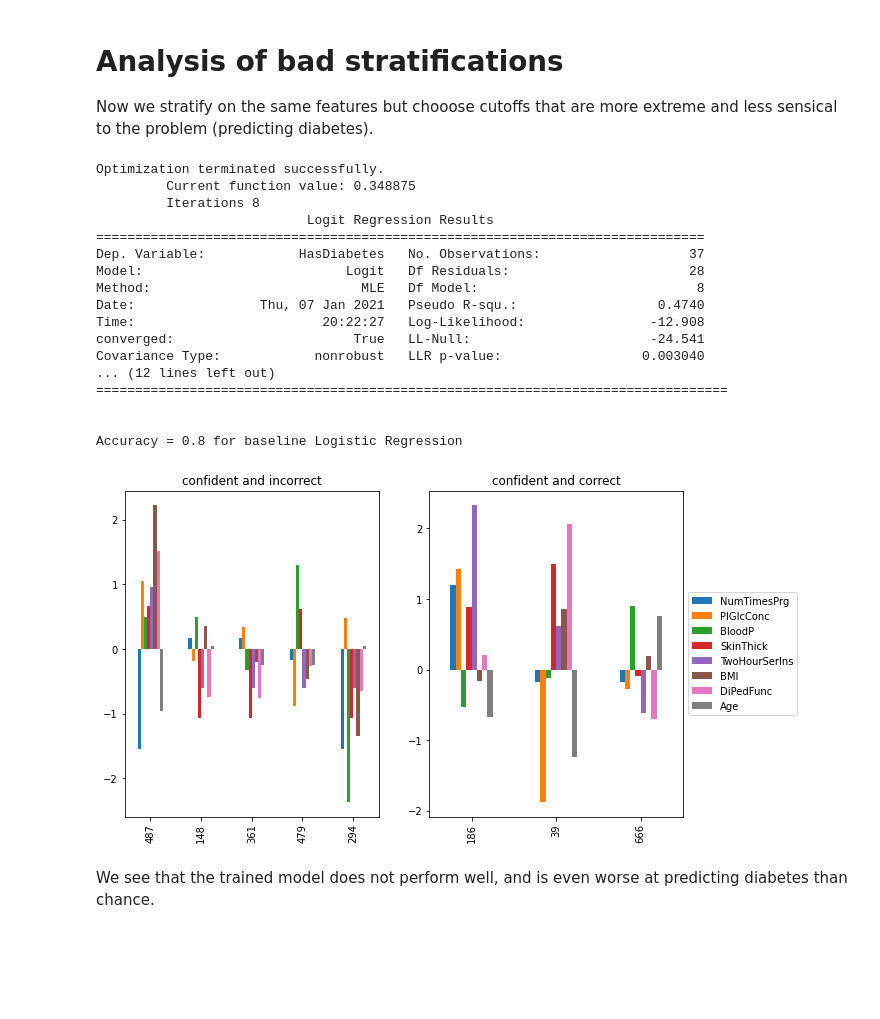
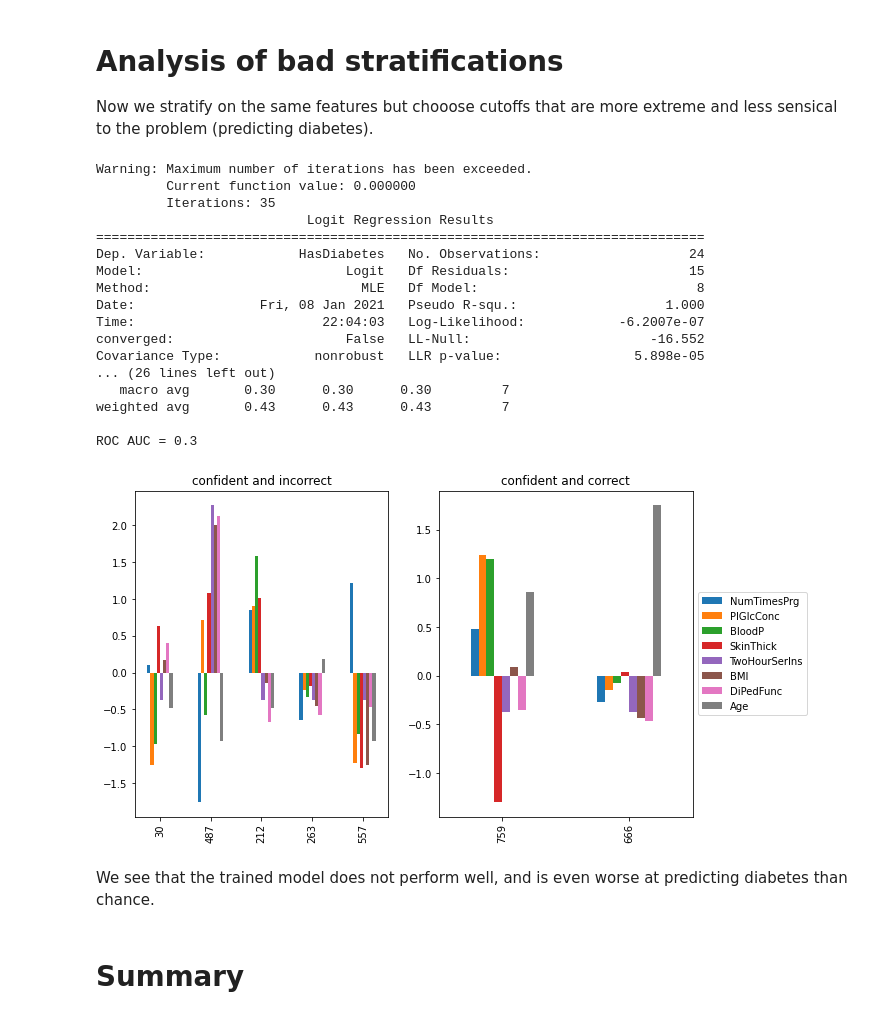
Before and after one commit to beaunorgeot/MI-CLAIM, a Jupyter notebook: MI_CLAIM_pima_population_stratification_analysis.ipynb, the cells around one changed output. Drawn from its saved outputs; the diff is of its cells as text; code cells hidden in the pictures; blank space fills up the shorter version.

```diff
--- a/MI_CLAIM_pima_population_stratification_analysis.ipynb
+++ b/MI_CLAIM_pima_population_stratification_analysis.ipynb
@@ -72,7 +72,12 @@ def predict_and_evaluate(df_test, model):
 
   acc = accuracy_score(res['HasDiabetes'], res['PredDiabetes'])
   print('\n')
-  print(f'Accuracy = {acc} for baseline Logistic Regression')
+  print(f'Accuracy = {acc}')
+
+  print(classification_report(res['HasDiabetes'], res['PredDiabetes']))
+
+  roc_auc = roc_auc_score(res['HasDiabetes'], res['prediction'])
+  print(f'ROC AUC = {roc_auc}')
 
   return res
 # %% [markdown]
@@ -243,29 +248,31 @@ This indicates that stratifications of interesting features allows the model to
 
 Now we stratify on the same features but chooose cutoffs that are more extreme and less sensical to the problem (predicting diabetes).
 # %%
-bad_pop_df = df[(df['Age'] > 55) & (df['BMI'] > 20)]
+bad_pop_df = df[(df['Age'] > 55) & (df['BMI'] > 27)]
 
 bad_pop_df_train, bad_pop_df_test = train_test_split(bad_pop_df, test_size=0.2, random_state=0)
 
 train_and_test(bad_pop_df_train, bad_pop_df_test)
 # %% [output]
-Optimization terminated successfully.
-         Current function value: 0.348875
-         Iterations 8
+Warning: Maximum number of iterations has been exceeded.
+         Current function value: 0.000000
+         Iterations: 35
                            Logit Regression Results
 ==============================================================================
-Dep. Variable:            HasDiabetes   No. Observations:                   37
-Model:                          Logit   Df Residuals:                       28
+Dep. Variable:            HasDiabetes   No. Observations:                   24
+Model:                          Logit   Df Residuals:                       15
 Method:                           MLE   Df Model:                            8
-Date:                Thu, 07 Jan 2021   Pseudo R-squ.:                  0.4740
-Time:                        20:22:27   Log-Likelihood:                -12.908
-converged:                       True   LL-Null:                       -24.541
-Covariance Type:            nonrobust   LLR p-value:                  0.003040
-... (12 lines left out)
-=================================================================================
+Date:                Fri, 08 Jan 2021   Pseudo R-squ.:                   1.000
+Time:                        22:04:03   Log-Likelihood:            -6.2007e-07
+converged:                      False   LL-Null:                       -16.552
+Covariance Type:            nonrobust   LLR p-value:                 5.898e-05
+... (26 lines left out)
+   macro avg       0.30      0.30      0.30         7
+weighted avg       0.43      0.43      0.43         7
 
-
-Accuracy = 0.8 for baseline Logistic Regression
+ROC AUC = 0.3
-[figure, old version]
+[figure, new version]
 # %% [markdown]
 We see that the trained model does not perform well, and is even worse at predicting diabetes than chance.
+# %% [markdown]
+# Summary
```
Also changed, not shown: parts of 8 cells of this notebook.
